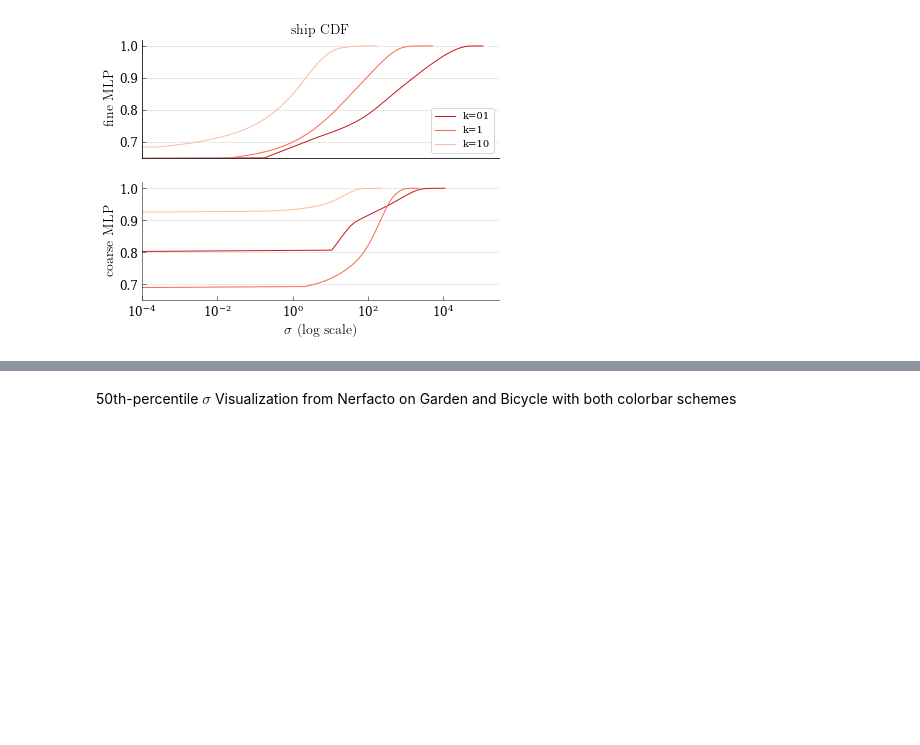
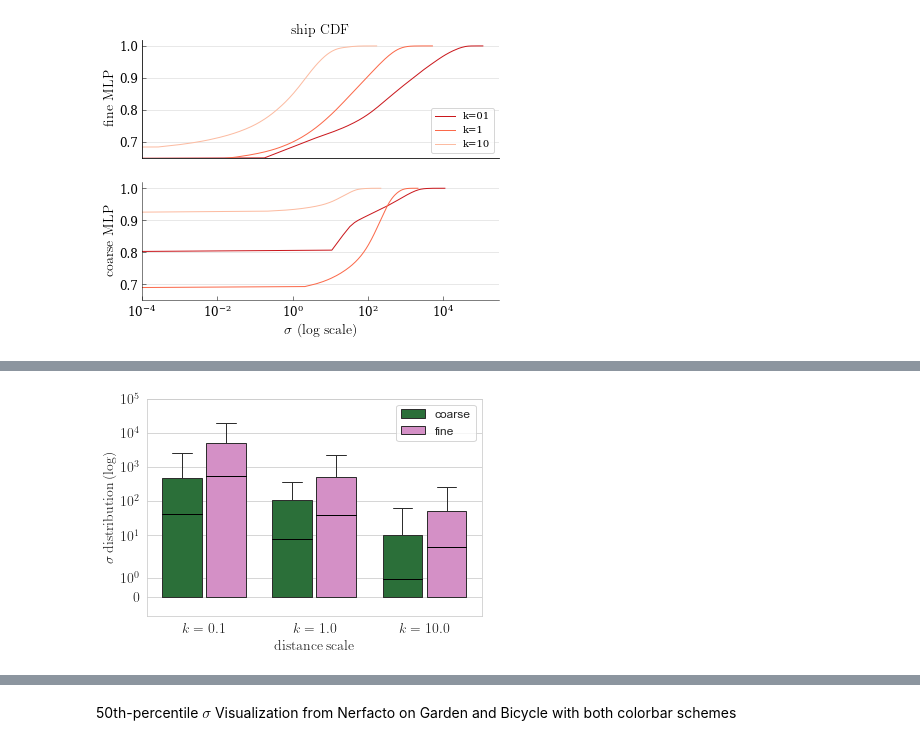
Before and after one commit to j93hahn/scratch, a Jupyter notebook: scratch/algos/alphainv.ipynb, the cells around one changed output, grey strips where cells are left out. Saved outputs shown, nothing was run; the diff lists cells and outputs as text; code cells hidden in the pictures; blank space fills up the shorter version.

```diff
--- a/scratch/algos/alphainv.ipynb
+++ b/scratch/algos/alphainv.ipynb
@@ -202,13 +202,4 @@ plt.show()
 plt.close()
 # %% [output]
 [figure]
-# %%
-violin = ViolinPlot()
-coarse = [torch.load(f"{mapping[i]}_coarse.pt").numpy() for i in range(3)]
-fine = [torch.load(f"{mapping[i]}_fine.pt").numpy() for i in range(3)]
-
-df = violin._extract_pandas_df(True, ['distance_scale', 'sigma_distribution', 'mlp'],
-                               [[0, 1, 2], coarse, 'coarse'], [[0, 1, 2], fine, 'fine'])
-
-df.to_pickle('lego_cdf_violin.pkl')
 # %% [markdown]
@@ -243,0 +207,48 @@ plt.show()
+# %%
+# generate box-and-whisker plot of the above CDF data
+from annotate import boxplot_manual_iqr
+mapping = {
+    0: 0.1,
+    1: 1.0,
+    2: 10.0
+}
+
+coarse = [
+    np.array([0.0, 0.0, 0.0, 0.0, 0.0, 0.0, 0.0, 0.0, 0.0, 0.0, 0.0, 0.0, 0.0, 0.0, 0.0, 0.0, 0.0, 0.0, 0.0, 0.0, 0.0, 0.0, 0.0, 0.0, 0.0, 0.0, 0.0, 0.0, 0.0, 0.0, 0.0, 0.0, 0.0, 0.0, 0.0, 0.0, 0.0, 0.0, 0.0, 0.0, 0.0, 0.0, 0.0, 0.0, 0.0, 0.0, 0.0, 0.0, 0.0, 0.0, 0.0, 0.0, 0.0, 0.0, 0.0, 0.0, 0.0, 0.0, 0.0, 0.0, 0.0, 0.0, 0.0, 0.0, 0.0, 0.0, 0.0, 0.0, 0.0, 0.0, 0.0, 0.0, 0.0, 0.0, 0.0, 0.0, 0.0, 0.0, 0.0, 0.0, 0.0, 0.0, 0.0, 0.0, 0.0, 0.0, 0.0, 0.0, 0.0, 0.0, 0.0, 0.927204430103302, 2.879849910736084, 6.436251163482666, 12.92276382446289, 128.037202835083008, 72.44514465332031, 187.73385620117188, 471.6640625, 871.322998046875, 2513.07177734375]),
+    np.array([0.0, 0.0, 0.0, 0.0, 0.0, 0.0, 0.0, 0.0, 0.0, 0.0, 0.0, 0.0, 0.0, 0.0, 0.0, 0.0, 0.0, 0.0, 0.0, 0.0, 0.0, 0.0, 0.0, 0.0, 0.0, 0.0, 0.0, 0.0, 0.0, 0.0, 0.0, 0.0, 0.0, 0.0, 0.0, 0.0, 0.0, 0.0, 0.0, 0.0, 0.0, 0.0, 0.0, 0.0, 0.0, 0.0, 0.0, 0.0, 0.0, 0.0, 0.0, 0.0, 0.0, 0.0, 0.0, 0.0, 0.0, 0.0, 0.0, 0.0, 0.0, 0.0, 0.0, 0.0, 0.0, 0.0, 0.0, 0.0, 0.0, 0.0, 0.0, 0.0, 0.0, 0.0, 0.0, 0.0, 0.0, 0.0, 0.0, 0.0, 0.0, 0.0, 0.0, 0.0, 0.0, 0.0, 0.0, 0.0, 0.11784510314464569, 0.49581974744796753, 1.0818859338760376, 2.3302812576293945, 5.279843330383301, 9.927638053894043, 16.181289672851562, 25.258928298950195, 39.897003173828125, 70.38372039794922, 105.3526611328125, 141.12991333007812, 368.1966247558594]),
+    np.array([0.0, 0.0, 0.0, 0.0, 0.0, 0.0, 0.0, 0.0, 0.0, 0.0, 0.0, 0.0, 0.0, 0.0, 0.0, 0.0, 0.0, 0.0, 0.0, 0.0, 0.0, 0.0, 0.0, 0.0, 0.0, 0.0, 0.0, 0.0, 0.0, 0.0, 0.0, 0.0, 0.0, 0.0, 0.0, 0.0, 0.0, 0.0, 0.0, 0.0, 0.0, 0.0, 0.0, 0.0, 0.0, 0.0, 0.0, 0.0, 0.0, 0.0, 0.0, 0.0, 0.0, 0.0, 0.0, 0.0, 0.0, 0.0, 0.0, 0.0, 0.0, 0.0, 0.0, 0.0, 0.0, 0.0, 0.0, 0.0, 0.0, 0.0, 0.0, 0.0, 0.0, 0.0, 0.0, 0.0, 0.0, 0.0, 0.0, 0.0, 0.0, 0.0, 0.0, 0.0, 0.0, 0.0, 0.0, 0.0, 0.0, 0.0, 0.0, 0.0, 0.0, 0.0, 0.0, 0.02086721733212471, 10.35801568627357483, 1.699375867843628, 6.894510746002197, 18.407245635986328, 61.04986572265625])
+]
+
+fine = [
+    np.array([0.0, 0.0, 0.0, 0.0, 0.0, 0.0, 0.0, 0.0, 0.0, 0.0, 0.0, 0.0, 0.0, 0.0, 0.0, 0.0, 0.0, 0.0, 0.0, 0.0, 0.0, 0.0, 0.0, 0.0, 0.0, 0.0, 0.0, 0.0, 0.0, 0.0, 0.0, 0.0, 0.0, 0.0, 0.0, 0.0, 0.0, 0.0, 0.0, 0.0, 0.0, 0.0, 0.0, 0.0, 0.0, 0.0, 0.0, 0.0, 0.0, 0.0, 0.0, 0.0, 0.0, 0.0, 0.0, 0.0, 0.0, 0.0, 0.0, 0.0, 0.0, 0.0, 0.0, 0.0, 0.0, 0.0, 0.0, 0.0, 0.0, 0.0, 0.0, 0.0, 0.0, 0.0, 0.0, 0.8141604661941528, 2.4692225456237793, 4.62445592880249, 7.4269914627075195, 11.282720565795898, 17.39533805847168, 28.547943115234375, 52.1810188293457, 96.88154602050781, 162.59849548339844, 249.71832275390625, 361.953857421875, 506.4811706542969, 687.4984130859375, 899.529052734375, 1142.504638671875, 1417.1622314453125, 1724.58447265625, 2068.43896484375, 2462.56640625, 2918.8896484375, 3459.100830078125, 4114.1435546875, 4938.8671875, 6178.4033203125, 19692.298828125]),
+    np.array([0.0, 0.0, 0.0, 0.0, 0.0, 0.0, 0.0, 0.0, 0.0, 0.0, 0.0, 0.0, 0.0, 0.0, 0.0, 0.0, 0.0, 0.0, 0.0, 0.0, 0.0, 0.0, 0.0, 0.0, 0.0, 0.0, 0.0, 0.0, 0.0, 0.0, 0.0, 0.0, 0.0, 0.0, 0.0, 0.0, 0.0, 0.0, 0.0, 0.0, 0.0, 0.0, 0.0, 0.0, 0.0, 0.0, 0.0, 0.0, 0.0, 0.0, 0.0, 0.0, 0.0, 0.0, 0.0, 0.0, 0.0, 0.0, 0.0, 0.0, 0.0, 0.0, 0.0, 0.0, 0.0, 0.0, 0.0, 0.0, 0.0, 0.0, 0.0, 0.0, 0.0, 0.0, 0.0, 0.0, 0.0, 0.0, 0.0, 0.0, 0.0, 0.0, 0.0, 0.0, 0.0, 0.0, 0.0, 0.0, 0.0, 0.0, 0.0, 0.0, 0.0, 0.0, 500.0, 500.0, 500.0, 1.1701693534851074, 30.10155487060547, 187.49717712402344, 2201.023681640625]),
+    np.array([0.0, 0.0, 0.0, 0.0, 0.0, 0.0, 0.0, 0.0, 0.0, 0.0, 0.0, 0.0, 0.0, 0.0, 0.0, 0.0, 0.0, 0.0, 0.0, 0.0, 0.0, 0.0, 0.0, 0.0, 0.0, 0.0, 0.0, 0.0, 0.0, 0.0, 0.0, 0.0, 0.0, 0.0, 0.0, 0.0, 0.0, 0.0, 0.0, 0.0, 0.0, 0.0, 0.0, 0.0, 0.0, 0.0, 0.0, 0.0, 0.0, 0.0, 0.0, 0.0, 0.0, 0.0, 0.0, 0.0, 0.0, 0.0, 0.0, 0.0, 0.0, 0.0, 0.0, 0.0, 0.0, 0.0, 0.0, 0.0, 0.0, 0.0, 0.0, 0.0, 0.0, 0.0, 0.0, 0.0, 0.0, 0.0, 0.0, 0.0, 0.0, 0.0, 0.0, 0.0, 0.0, 0.0, 0.0, 0.0, 0.0, 0.0, 0.0, 0.0, 0.0, 0.0, 50.0, 50.0, 50.0, 0.41707921028137207, 8.855317115783691, 33.798667907714844, 263.38482666015625])
+]
+
+violin = ViolinPlot()
+df = violin._extract_pandas_df(True, ['distance_scale', 'sigma_distribution', 'mlp'],
+                               [[0, 1, 2], coarse, r'coarse'], [[0, 1, 2], fine, r'fine'])
+boxplot_manual_iqr(x='distance_scale', y='sigma_distribution', hue='mlp', data=df, palette='cubehelix',
+            linewidth=1.0, saturation=1.0, showfliers=False,
+            gap=0.1, whis=[0, 100], lower=5, upper=98)
+
+# plot means for each boxplot too
+for i in range(3):
+    plt.plot([i-0.38, i-0.02], [np.mean(coarse[i]), np.mean(coarse[i])], color='black', linewidth=1.0)
+    # if i == 0:
+    #     plt.plot([i+0.02, i+0.38], [np.mean(fine[i]), np.mean(fine[i])], color='black', linewidth=1.0, label='mean')
+    # else:
+    plt.plot([i+0.02, i+0.38], [np.mean(fine[i]), np.mean(fine[i])], color='black', linewidth=1.0)
+
+plt.yscale('symlog')
+plt.ylim([-1, 1e5])
+plt.yticks(fontsize=FONTSIZE, usetex=True)
+plt.xlabel(r'$\mathrm{distance} \: \mathrm{scale}$', fontsize=FONTSIZE, usetex=True)
+plt.xticks([0, 1, 2], [r'$k=0.1$', r'$k=1.0$', r'$k=10.0$'], fontsize=FONTSIZE, usetex=True)
+plt.ylabel(r'$\sigma \: \mathrm{distribution} \: \mathrm{(log)}$', fontsize=FONTSIZE, usetex=True)
+# plt.title(r'numerical range of $\sigma$ for lego', fontsize=FONTSIZE, usetex=True)
+plt.legend(loc='best', fontsize=SMALLER_FONTSIZE)
+plt.savefig('lego_cdf_boxplot.pdf', bbox_inches='tight', dpi=300)
+plt.show()
+# %% [output]
+[figure, added]
```
Also changed, not shown: parts of 9 cells of this notebook.
